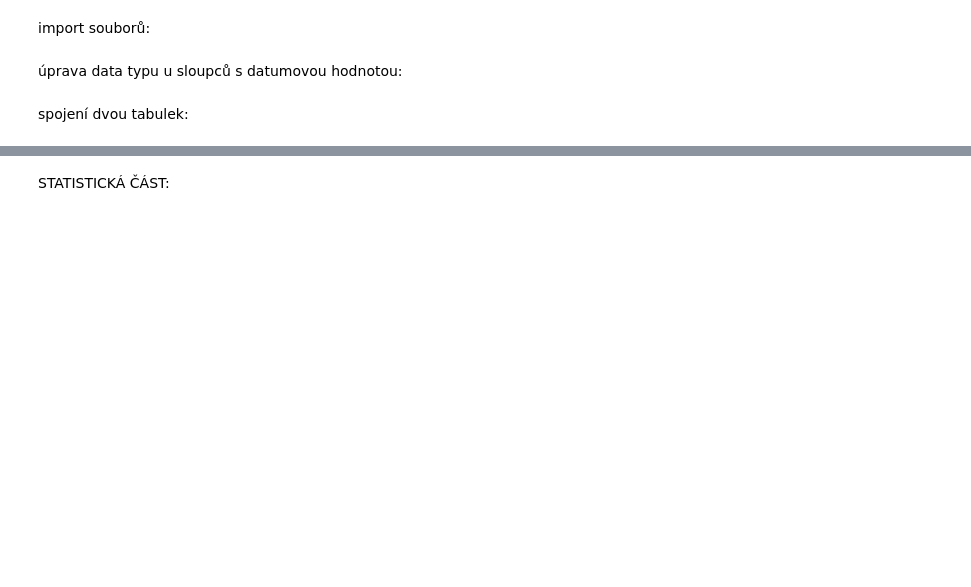
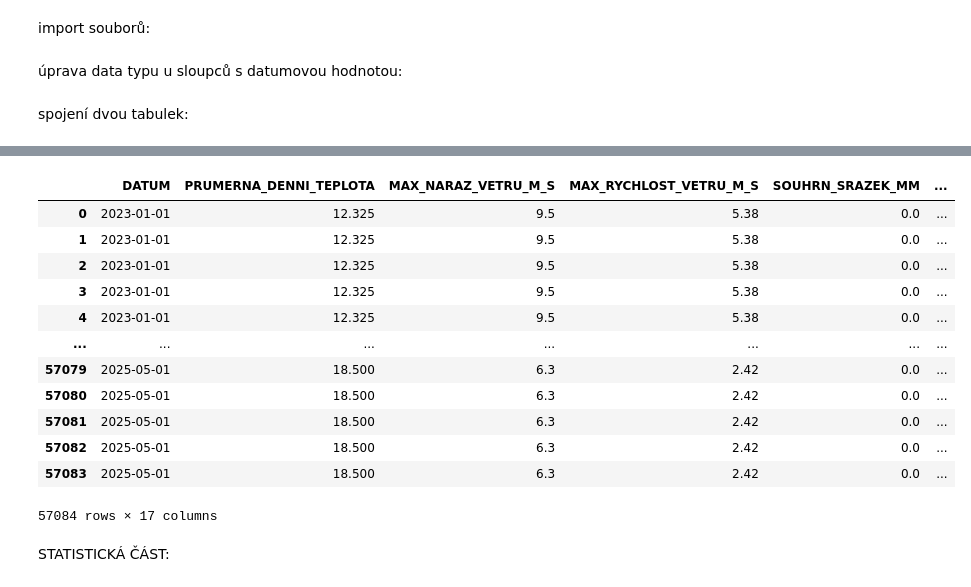
Before and after one commit to KamilaKot/projekt_stat, a Jupyter notebook: statistika/statistika.ipynb, the cells around one changed output, grey strips where cells are left out. Drawn from its saved outputs; the diff is of its cells as text; code cells hidden in the pictures; blank space fills up the shorter version.

```diff
--- a/statistika/statistika.ipynb
+++ b/statistika/statistika.ipynb
@@ -22,5 +38,25 @@ spojení dvou tabulek:
 # %%
-spojene_data = pd.merge(data_pocasi, data_prujezdy, left_on= "DATUM", right_on='measured_from', how='inner')
+spojene_data = pd.merge(data_pocasi, data_prujezdy, left_on= "DATUM", right_on="measured_from", how="inner")
+spojene_data["DATUM"] = pd.to_datetime(spojene_data["DATUM"])
+spojene_data["PRACOVNI_DEN"] = ~spojene_data["DATUM"].dt.weekday.isin([5, 6])
+mean_value = spojene_data.groupby('cameo')['value'].mean()
+spojene_data['cameo_value_mean'] = spojene_data['cameo'].map(mean_value)
+spojene_data['cameo_value_mean'] = (spojene_data['cameo'].map(spojene_data.groupby('cameo')['value'].mean()))
+spojene_data
+# %% [output]
+|  | DATUM | PRUMERNA_DENNI_TEPLOTA | MAX_NARAZ_VETRU_M_S | MAX_RYCHLOST_VETRU_M_S | SOUHRN_SRAZEK_MM | ... |
+| 0 | 2023-01-01 | 12.325 | 9.5 | 5.38 | 0.0 | ... |
+| 1 | 2023-01-01 | 12.325 | 9.5 | 5.38 | 0.0 | ... |
+| 2 | 2023-01-01 | 12.325 | 9.5 | 5.38 | 0.0 | ... |
+| 3 | 2023-01-01 | 12.325 | 9.5 | 5.38 | 0.0 | ... |
+| 4 | 2023-01-01 | 12.325 | 9.5 | 5.38 | 0.0 | ... |
+| ... | ... | ... | ... | ... | ... | ... |
+| 57079 | 2025-05-01 | 18.500 | 6.3 | 2.42 | 0.0 | ... |
+| 57080 | 2025-05-01 | 18.500 | 6.3 | 2.42 | 0.0 | ... |
+| 57081 | 2025-05-01 | 18.500 | 6.3 | 2.42 | 0.0 | ... |
+| 57082 | 2025-05-01 | 18.500 | 6.3 | 2.42 | 0.0 | ... |
+| 57083 | 2025-05-01 | 18.500 | 6.3 | 2.42 | 0.0 | ... |
+57084 rows × 17 columns
 # %% [markdown]
 STATISTICKÁ ČÁST:
 # %%
```
Also changed, not shown: parts of 7 cells of this notebook.
